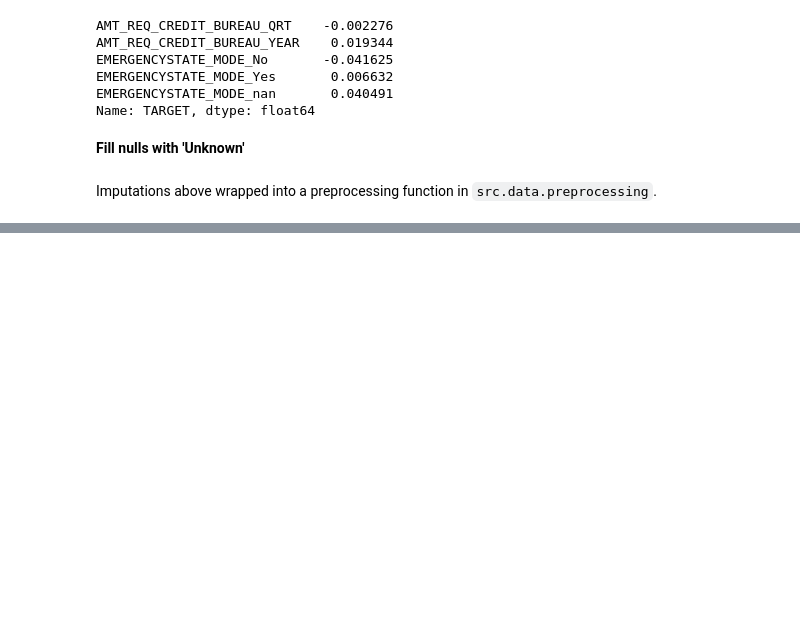
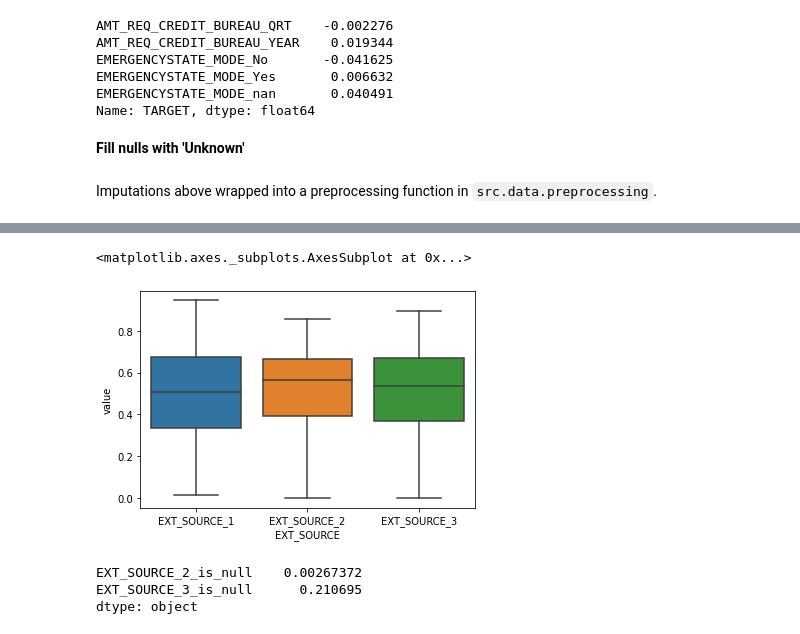
Before and after one commit to stevieg3/kaggle-home-credit, a Jupyter notebook: notebooks/05-Feature engineering 1.ipynb, the cells around one changed output, grey strips where cells are left out. Drawn from its saved outputs; the diff is of its cells as text; code cells hidden in the pictures; blank space fills up the shorter version.

```diff
--- a/notebooks/05-Feature engineering 1.ipynb
+++ b/notebooks/05-Feature engineering 1.ipynb
@@ -388,0 +472,3 @@ dev = impute_null_categorical_features(dev)
+# %%
+plot_df = train.copy()[['EXT_SOURCE_1', 'EXT_SOURCE_2', 'EXT_SOURCE_3']]
+plot_df.head()
@@ -388,0 +482,3 @@ dev = impute_null_categorical_features(dev)
+# %%
+plot_df = plot_df.melt().rename(columns={'variable': 'EXT_SOURCE'})
+plot_df.head()
@@ -388,0 +492,5 @@ dev = impute_null_categorical_features(dev)
+# %%
+sns.boxplot(x='EXT_SOURCE', y='value', data=plot_df)
+# %% [output]
+<matplotlib.axes._subplots.AxesSubplot at 0x...>
+[figure, added]
@@ -388,0 +503,8 @@ dev = impute_null_categorical_features(dev)
+# %%
+# When SOURCE_1 is null what proportion of SOURCE_2 and SOURCE_3 are null?
+train_copy[train_copy['EXT_SOURCE_1_is_null']].sum()[['EXT_SOURCE_2_is_null', 'EXT_SOURCE_3_is_null']] / \
+    train_copy[train_copy['EXT_SOURCE_1_is_null']].count()[['EXT_SOURCE_2_is_null', 'EXT_SOURCE_3_is_null']]
+# %% [output]
+EXT_SOURCE_2_is_null    0.00267372
+EXT_SOURCE_3_is_null      0.210695
+dtype: object
```
Also changed, not shown: parts of 94 cells of this notebook, 1 other file.
